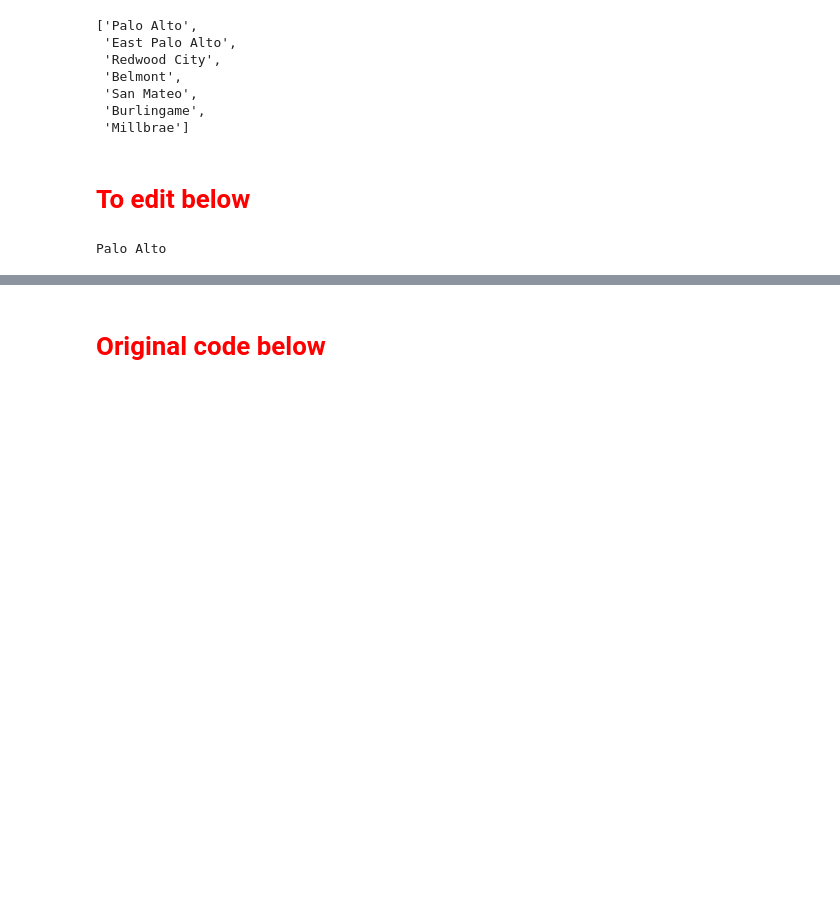
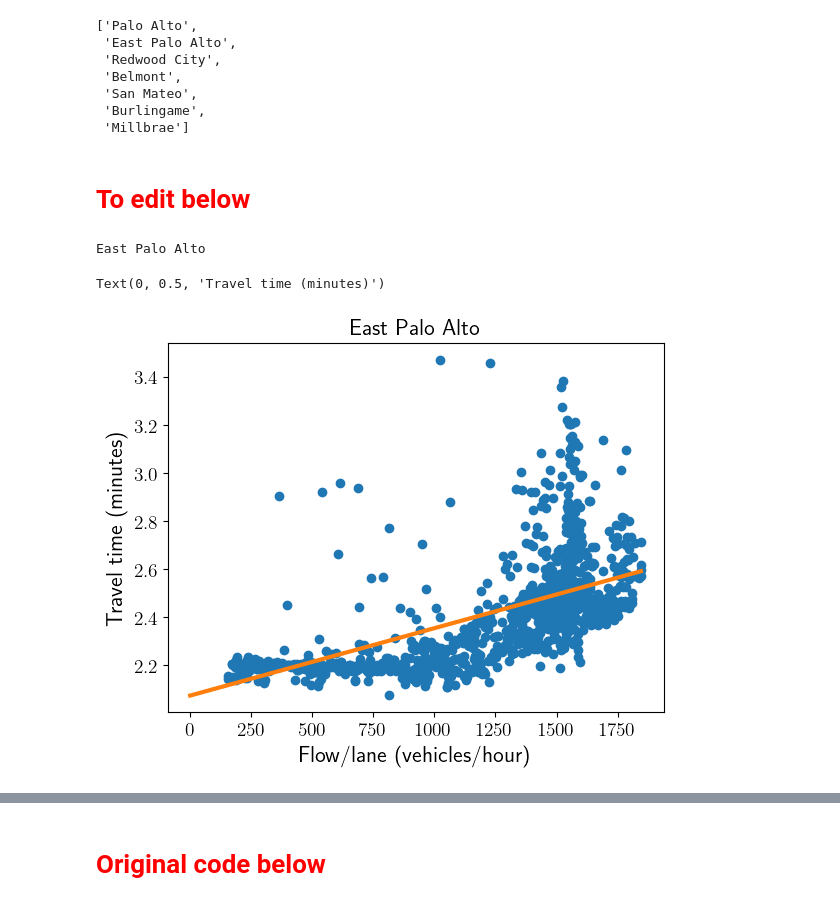
Before and after one commit to chihyuanchiu/Distributionally_Robust_Tolls, a Jupyter notebook: frank/Latency_Function_Inference___Affine.ipynb, the cells around one changed output, grey strips where cells are left out. Saved outputs shown, nothing was run; the diff lists cells and outputs as text; code cells hidden in the pictures; blank space fills up the shorter version.

```diff
--- a/frank/Latency_Function_Inference___Affine.ipynb
+++ b/frank/Latency_Function_Inference___Affine.ipynb
@@ -337,10 +337,39 @@ city_list
  'Millbrae']
 # %% [markdown]
 # <font color='red'> To edit below
+# %%
+city_to_plot = city_list[1]
+
+# print(city_list)
+print(city_to_plot)
+# %% [output]
+East Palo Alto
 # %%
-print(city_to_plot)
 
 x_values = np.array([flow_time[0] for flow_time in flow_time_dict[city_to_plot]])
 y_values = np.array([flow_time[1] for flow_time in flow_time_dict[city_to_plot]])
+
+flows_to_plot = [flow_time_tuple[0] for flow_time_tuple in flow_time_dict[city_to_plot]]
+times_to_plot = [flow_time_tuple[1]*60 for flow_time_tuple in flow_time_dict[city_to_plot]]
+
+slope, offset = np.polyfit(flows_to_plot, times_to_plot, 1)
+
+plt.plot(flows_to_plot, times_to_plot, "o")
+
+flows_line_to_plot = np.arange(1, max(flows_to_plot))
+times_line_to_plot = [offset + slope * flow for flow in flows_line_to_plot]
+plt.plot(flows_line_to_plot, times_line_to_plot, linewidth=3)
+
+plt.title(r'' + city_to_plot, fontsize=16)
+
+# plt.xlim([0, 1600])
+# plt.ylim([0.0, 10.0])
+
+plt.xticks(fontsize = 14)
+plt.yticks(fontsize = 14)
+plt.xlabel(r'Flow/lane (vehicles/hour)', fontsize=16)
+# plt.ylabel('(Z, K) error gap \% (red, blue)', fontsize=16)
+plt.ylabel(r'Travel time (minutes)', fontsize=16)
 # %% [output]
-Palo Alto
+Text(0, 0.5, 'Travel time (minutes)')
+[figure, added]
```
Also changed, not shown: parts of 2 cells of this notebook, 3 other files.
